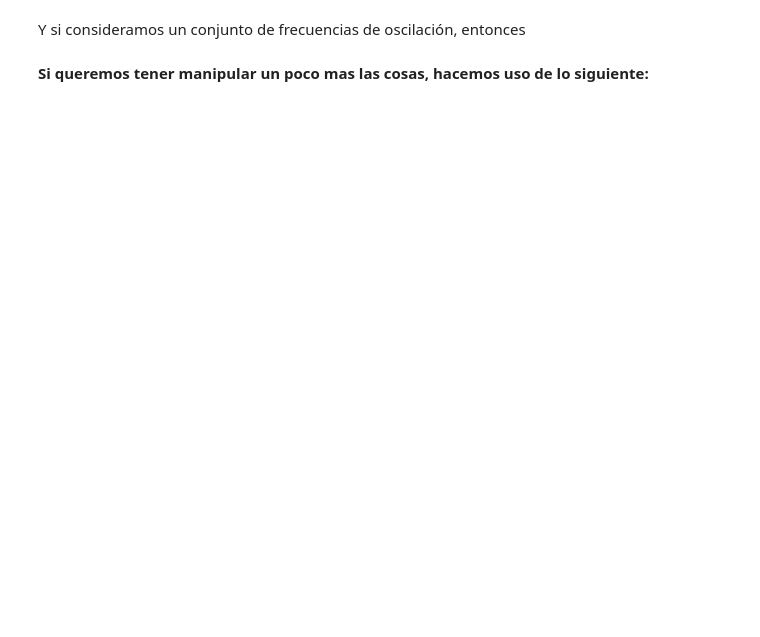
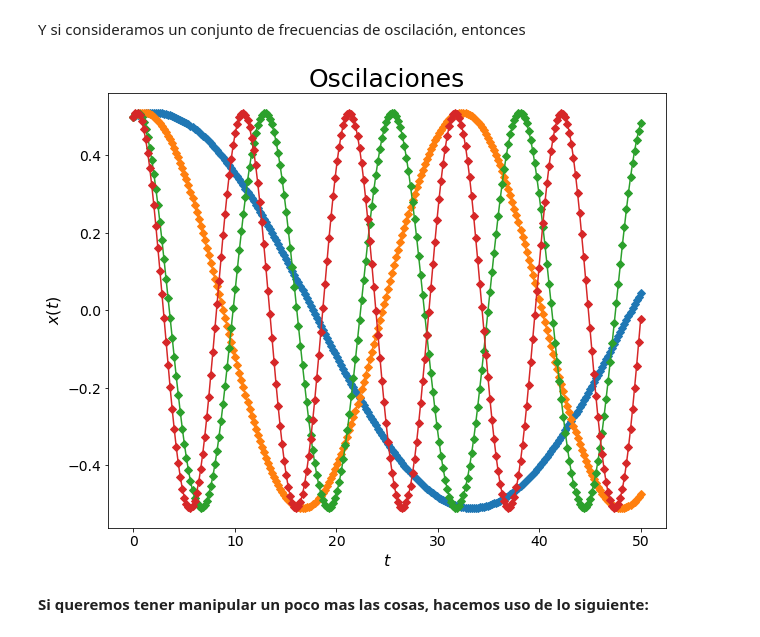
Before and after one commit to adangonzep/SimMat2019-Verano, a Jupyter notebook: Módulo 3/Clase16_OsciladorArmonico.ipynb, the cells around one changed output. Drawn from its saved outputs; the diff is of its cells as text; code cells hidden in the pictures; blank space fills up the shorter version.

```diff
--- a/Módulo 3/Clase16_OsciladorArmonico.ipynb
+++ b/Módulo 3/Clase16_OsciladorArmonico.ipynb
@@ -88,3 +101,20 @@ Y si consideramos un conjunto de frecuencias de oscilación, entonces
+# %%
+# Definimos frecuencias
+frecuencias = np.array([0.1,0.2,0.5,0.6])
+
+# Graficamos para cada frecuencia
+plt.figure(figsize=(10,8))
+
+for w0 in frecuencias:
+    x= A*np.cos(w0*t) + B*np.sin(w0*t)
+    plt.plot(t,x,'D-')
+
+plt.xlabel('$t$',fontsize=16)
+plt.ylabel('$x(t)$',fontsize=16)
+plt.title('Oscilaciones', fontsize=25)
+plt.show()
+# %% [output]
+[figure, added]
 # %% [markdown]
 **Si queremos tener manipular un poco mas las cosas, hacemos uso de lo siguiente:**
 # %%
```
Also changed, not shown: parts of 8 cells of this notebook, 1 other file.
